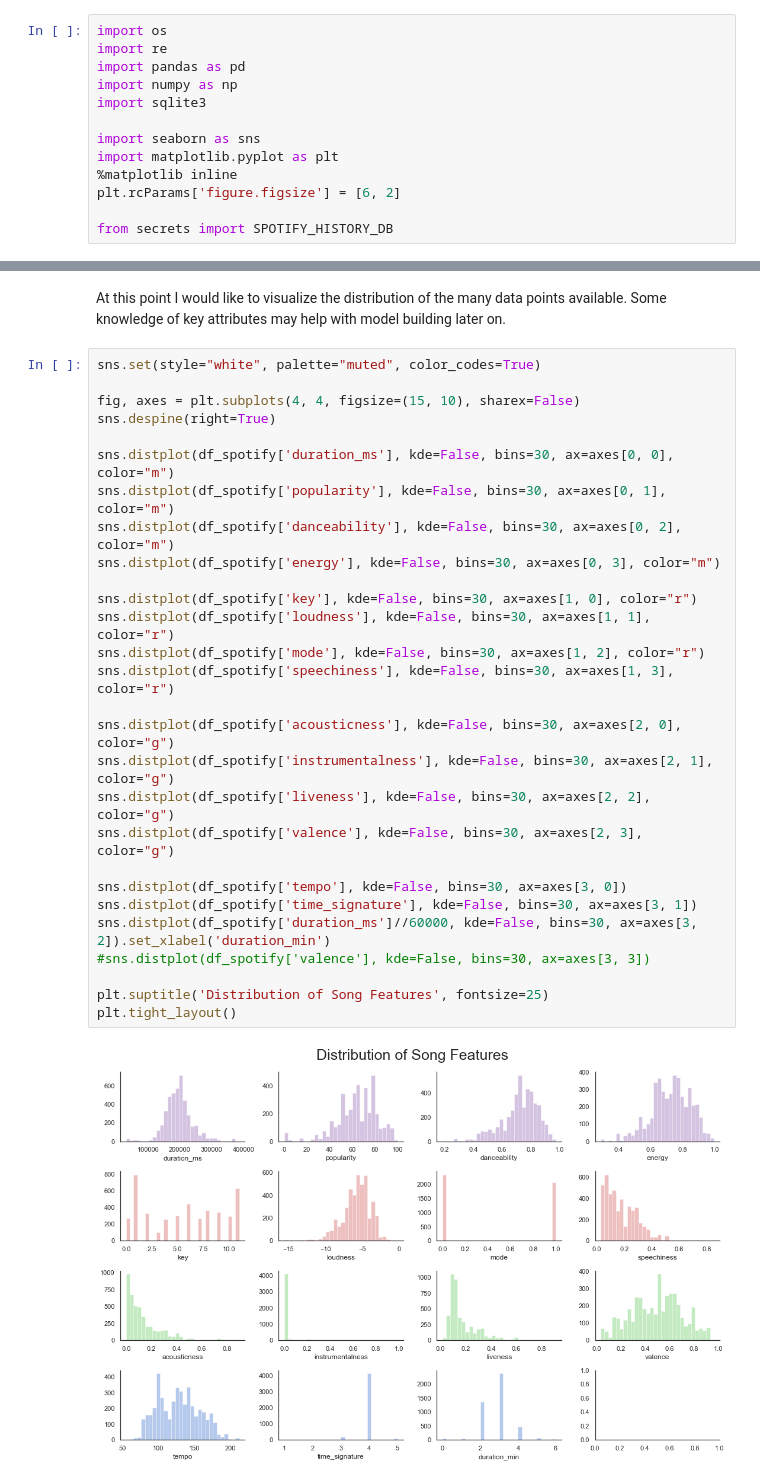
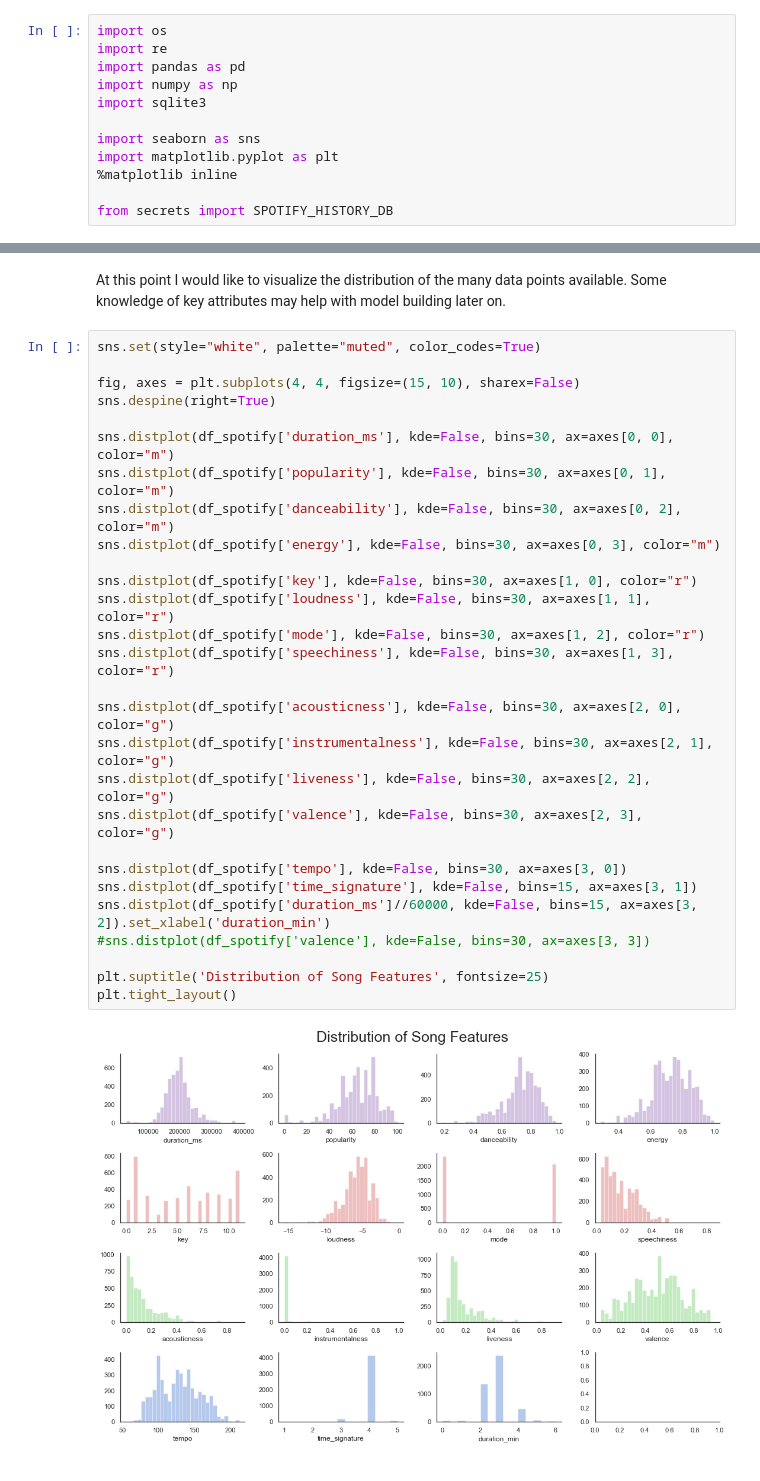
Before and after one commit to vijay-ss/spotify-recommender, a Jupyter notebook: spotify-recommender-preprocessing.ipynb, the cells around one changed output, grey strips where cells are left out. Saved outputs shown, nothing was run; the diff lists cells and outputs as text.

```diff
--- a/spotify-recommender-preprocessing.ipynb
+++ b/spotify-recommender-preprocessing.ipynb
@@ -15,7 +15,6 @@ import sqlite3
 import seaborn as sns
 import matplotlib.pyplot as plt
 %matplotlib inline
-plt.rcParams['figure.figsize'] = [6, 2]
 
 from secrets import SPOTIFY_HISTORY_DB
 # %% [markdown]
@@ -159,30 +158,30 @@ At this point I would like to visualize the distribution of the many data points
 # %%
 sns.set(style="white", palette="muted", color_codes=True)
 
 fig, axes = plt.subplots(4, 4, figsize=(15, 10), sharex=False)
 sns.despine(right=True)
 
 sns.distplot(df_spotify['duration_ms'], kde=False, bins=30, ax=axes[0, 0], color="m")
 sns.distplot(df_spotify['popularity'], kde=False, bins=30, ax=axes[0, 1], color="m")
 sns.distplot(df_spotify['danceability'], kde=False, bins=30, ax=axes[0, 2], color="m")
 sns.distplot(df_spotify['energy'], kde=False, bins=30, ax=axes[0, 3], color="m")
 
 sns.distplot(df_spotify['key'], kde=False, bins=30, ax=axes[1, 0], color="r")
 sns.distplot(df_spotify['loudness'], kde=False, bins=30, ax=axes[1, 1], color="r")
 sns.distplot(df_spotify['mode'], kde=False, bins=30, ax=axes[1, 2], color="r")
 sns.distplot(df_spotify['speechiness'], kde=False, bins=30, ax=axes[1, 3], color="r")
 
 sns.distplot(df_spotify['acousticness'], kde=False, bins=30, ax=axes[2, 0], color="g")
 sns.distplot(df_spotify['instrumentalness'], kde=False, bins=30, ax=axes[2, 1], color="g")
 sns.distplot(df_spotify['liveness'], kde=False, bins=30, ax=axes[2, 2], color="g")
 sns.distplot(df_spotify['valence'], kde=False, bins=30, ax=axes[2, 3], color="g")
 
 sns.distplot(df_spotify['tempo'], kde=False, bins=30, ax=axes[3, 0])
-sns.distplot(df_spotify['time_signature'], kde=False, bins=30, ax=axes[3, 1])
-sns.distplot(df_spotify['duration_ms']//60000, kde=False, bins=30, ax=axes[3, 2]).set_xlabel('duration_min')
+sns.distplot(df_spotify['time_signature'], kde=False, bins=15, ax=axes[3, 1])
+sns.distplot(df_spotify['duration_ms']//60000, kde=False, bins=15, ax=axes[3, 2]).set_xlabel('duration_min')
 #sns.distplot(df_spotify['valence'], kde=False, bins=30, ax=axes[3, 3])
 
 plt.suptitle('Distribution of Song Features', fontsize=25)
 plt.tight_layout()
 # %% [output]
-[figure, old version]
+[figure, new version]
```
Also changed, not shown: parts of 8 cells of this notebook.
